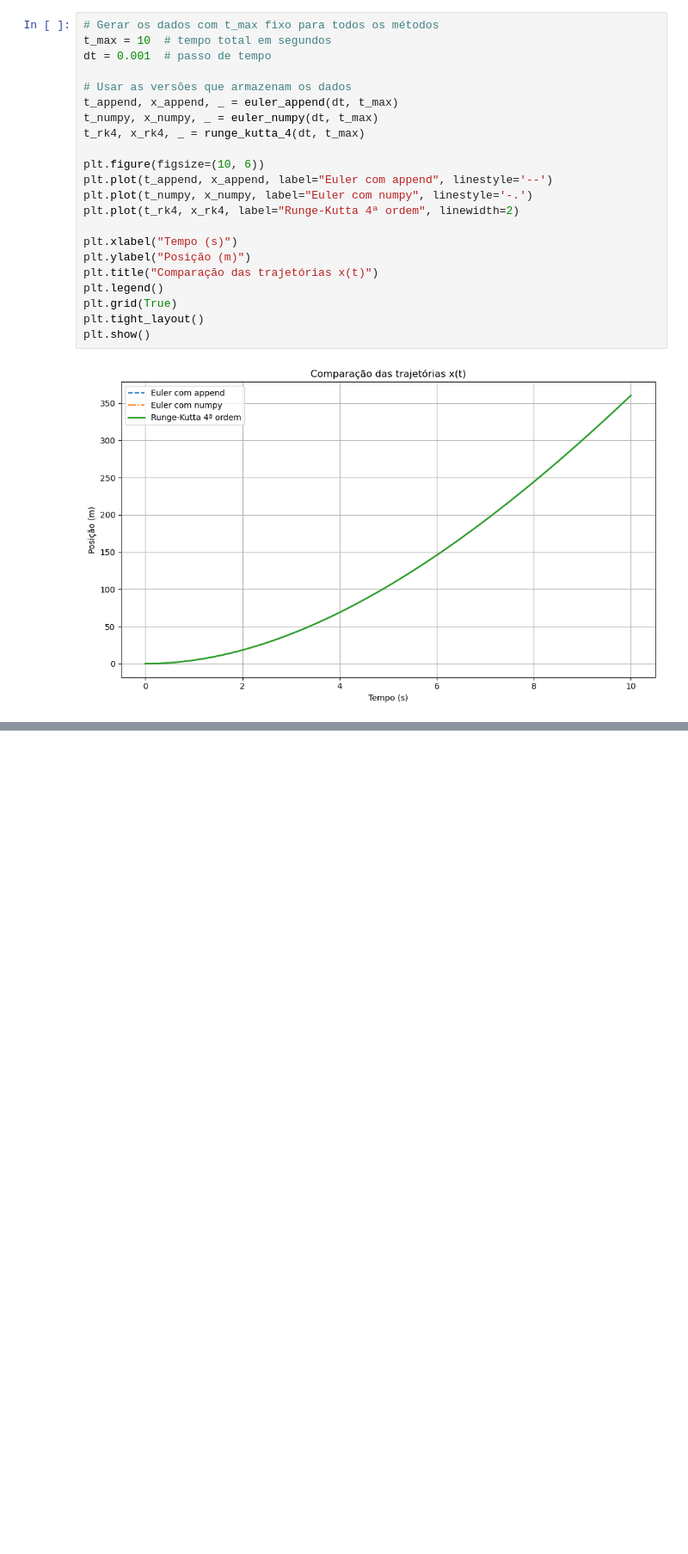
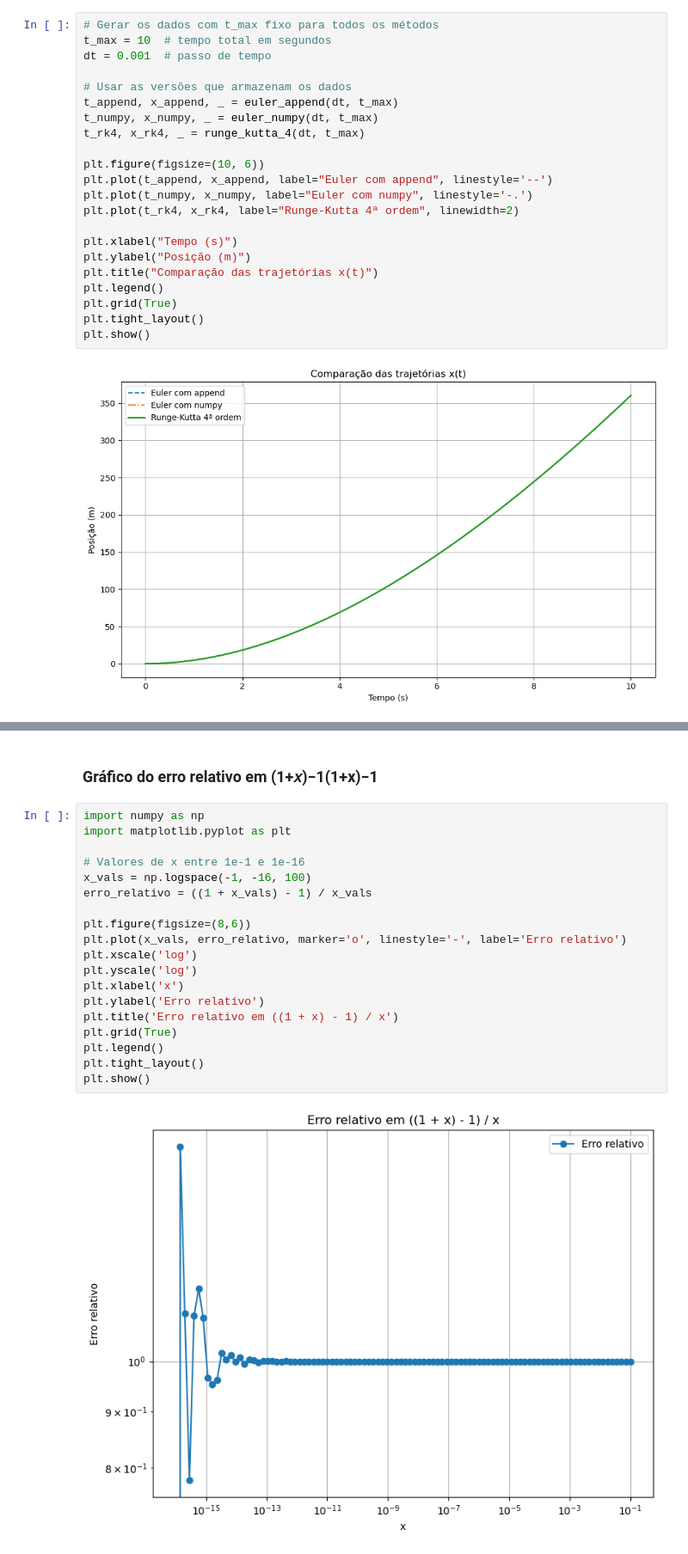
Before and after one commit to Gsimarelli/av6, a Jupyter notebook: av6.ipynb, the cells around one changed output, grey strips where cells are left out. Shown at 86% size. Cells and saved outputs as stored; diff of their text form; blank space fills up the shorter version.

```diff
--- a/av6.ipynb
+++ b/av6.ipynb
@@ -192,0 +235,23 @@ plt.show()
+# %% [markdown]
+### Gráfico do erro relativo em (1+𝑥)−1(1+x)−1
+# %%
+import numpy as np
+import matplotlib.pyplot as plt
+
+# Valores de x entre 1e-1 e 1e-16
+x_vals = np.logspace(-1, -16, 100)
+erro_relativo = ((1 + x_vals) - 1) / x_vals
+
+plt.figure(figsize=(8,6))
+plt.plot(x_vals, erro_relativo, marker='o', linestyle='-', label='Erro relativo')
+plt.xscale('log')
+plt.yscale('log')
+plt.xlabel('x')
+plt.ylabel('Erro relativo')
+plt.title('Erro relativo em ((1 + x) - 1) / x')
+plt.grid(True)
+plt.legend()
+plt.tight_layout()
+plt.show()
+# %% [output]
+[figure, added]
```
Also changed, not shown: parts of 25 cells of this notebook, 1 other file.
